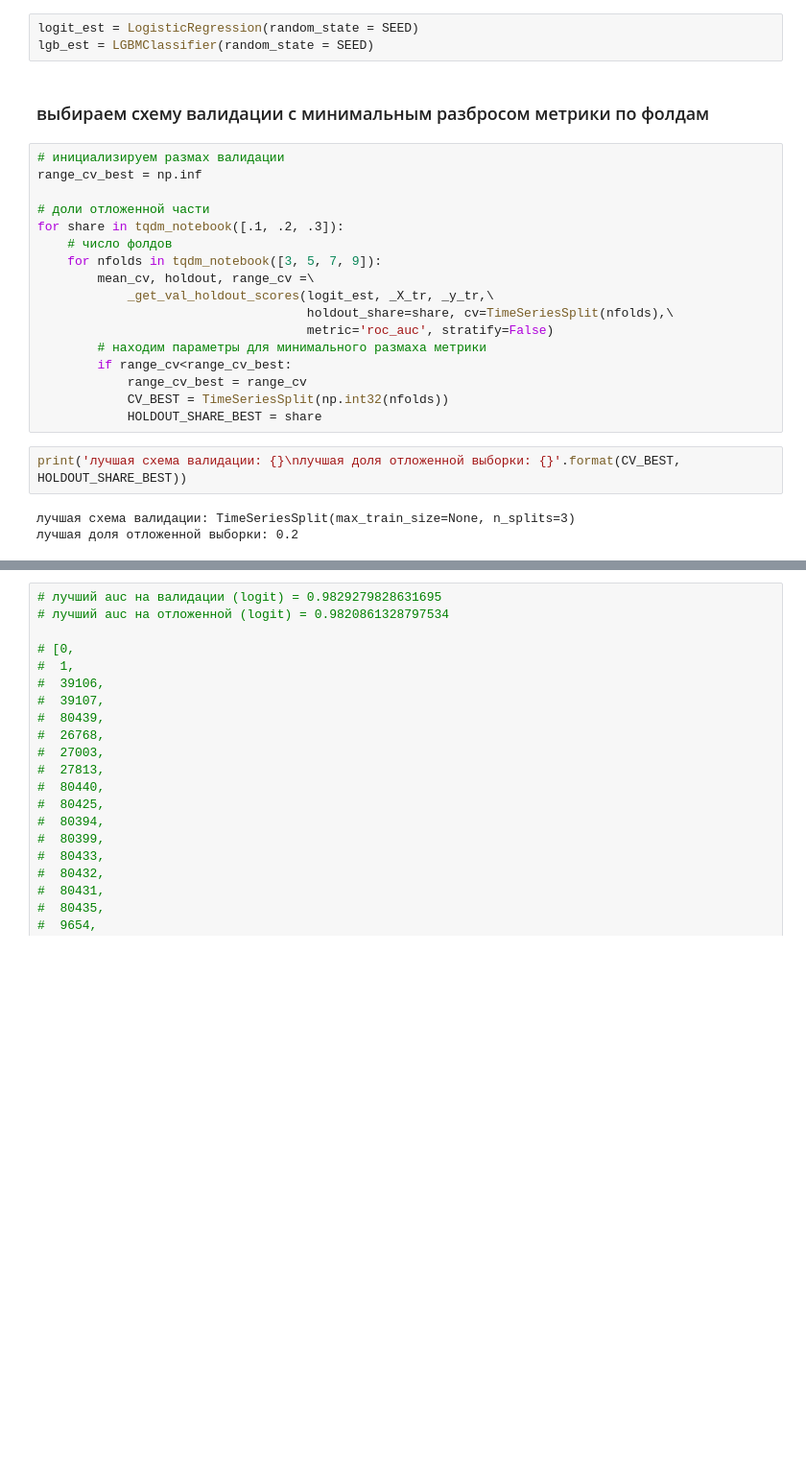
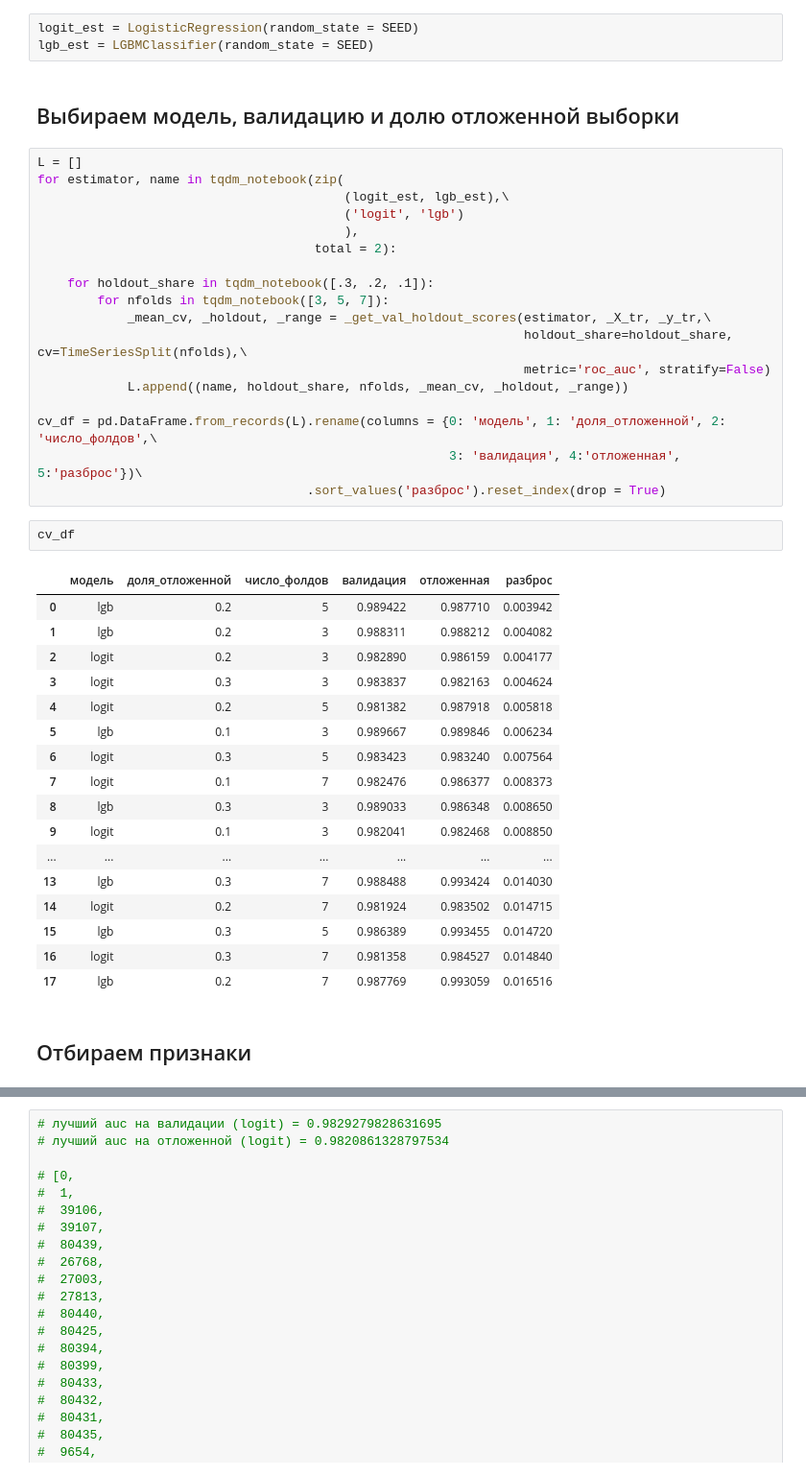
Before and after one commit to sbilibin2017/kaggle_competitions, a Jupyter notebook: alice_selection_stacking.ipynb, the cells around one changed output, grey strips where cells are left out. Shown: that part at 96% size. Drawn from its saved outputs; the diff is of its cells as text; blank space fills up the shorter version.

```diff
--- a/alice_selection_stacking.ipynb
+++ b/alice_selection_stacking.ipynb
@@ -618,28 +547,46 @@ ohe_te = ohe_te[to_use]
 # %%
 logit_est = LogisticRegression(random_state = SEED)
 lgb_est = LGBMClassifier(random_state = SEED)
-# %% [markdown]
-### выбираем схему валидации с минимальным разбросом метрики по фолдам
-# %%
-# инициализируем размах валидации
-range_cv_best = np.inf
-
-# доли отложенной части
-for share in tqdm_notebook([.1, .2, .3]):
-    # число фолдов
-    for nfolds in tqdm_notebook([3, 5, 7, 9]):
-        mean_cv, holdout, range_cv =\
-            _get_val_holdout_scores(logit_est, _X_tr, _y_tr,\
-                                    holdout_share=share, cv=TimeSeriesSplit(nfolds),\
-                                    metric='roc_auc', stratify=False)
-        # находим параметры для минимального размаха метрики
-        if range_cv<range_cv_best:
-            range_cv_best = range_cv
-            CV_BEST = TimeSeriesSplit(np.int32(nfolds))
-            HOLDOUT_SHARE_BEST = share
-# %%
-print('лучшая схема валидации: {}\nлучшая доля отложенной выборки: {}'.format(CV_BEST, HOLDOUT_SHARE_BEST))
-# %% [output]
-лучшая схема валидации: TimeSeriesSplit(max_train_size=None, n_splits=3)
-лучшая доля отложенной выборки: 0.2
+# %% [markdown]
+## Выбираем модель, валидацию и долю отложенной выборки
+# %%
+L = []
+for estimator, name in tqdm_notebook(zip(
+                                         (logit_est, lgb_est),\
+                                         ('logit', 'lgb')
+                                         ),
+                                     total = 2):
+
+    for holdout_share in tqdm_notebook([.3, .2, .1]):
+        for nfolds in tqdm_notebook([3, 5, 7]):
+            _mean_cv, _holdout, _range = _get_val_holdout_scores(estimator, _X_tr, _y_tr,\
+                                                                 holdout_share=holdout_share, cv=TimeSeriesSplit(nfolds),\
+                                                                 metric='roc_auc', stratify=False)
+            L.append((name, holdout_share, nfolds, _mean_cv, _holdout, _range))
+
+cv_df = pd.DataFrame.from_records(L).rename(columns = {0: 'модель', 1: 'доля_отложенной', 2: 'число_фолдов',\
+                                                       3: 'валидация', 4:'отложенная', 5:'разброс'})\
+                                    .sort_values('разброс').reset_index(drop = True)
+# %%
+cv_df
+# %% [output]
+|  | модель | доля_отложенной | число_фолдов | валидация | отложенная | разброс |
+| 0 | lgb | 0.2 | 5 | 0.989422 | 0.987710 | 0.003942 |
+| 1 | lgb | 0.2 | 3 | 0.988311 | 0.988212 | 0.004082 |
+| 2 | logit | 0.2 | 3 | 0.982890 | 0.986159 | 0.004177 |
+| 3 | logit | 0.3 | 3 | 0.983837 | 0.982163 | 0.004624 |
+| 4 | logit | 0.2 | 5 | 0.981382 | 0.987918 | 0.005818 |
+| 5 | lgb | 0.1 | 3 | 0.989667 | 0.989846 | 0.006234 |
+| 6 | logit | 0.3 | 5 | 0.983423 | 0.983240 | 0.007564 |
+| 7 | logit | 0.1 | 7 | 0.982476 | 0.986377 | 0.008373 |
+| 8 | lgb | 0.3 | 3 | 0.989033 | 0.986348 | 0.008650 |
+| 9 | logit | 0.1 | 3 | 0.982041 | 0.982468 | 0.008850 |
+| ... | ... | ... | ... | ... | ... | ... |
+| 13 | lgb | 0.3 | 7 | 0.988488 | 0.993424 | 0.014030 |
+| 14 | logit | 0.2 | 7 | 0.981924 | 0.983502 | 0.014715 |
+| 15 | lgb | 0.3 | 5 | 0.986389 | 0.993455 | 0.014720 |
+| 16 | logit | 0.3 | 7 | 0.981358 | 0.984527 | 0.014840 |
+| 17 | lgb | 0.2 | 7 | 0.987769 | 0.993059 | 0.016516 |
+# %% [markdown]
+## Отбираем признаки
 # %%
```
Also changed, not shown: parts of 15 cells of this notebook.
